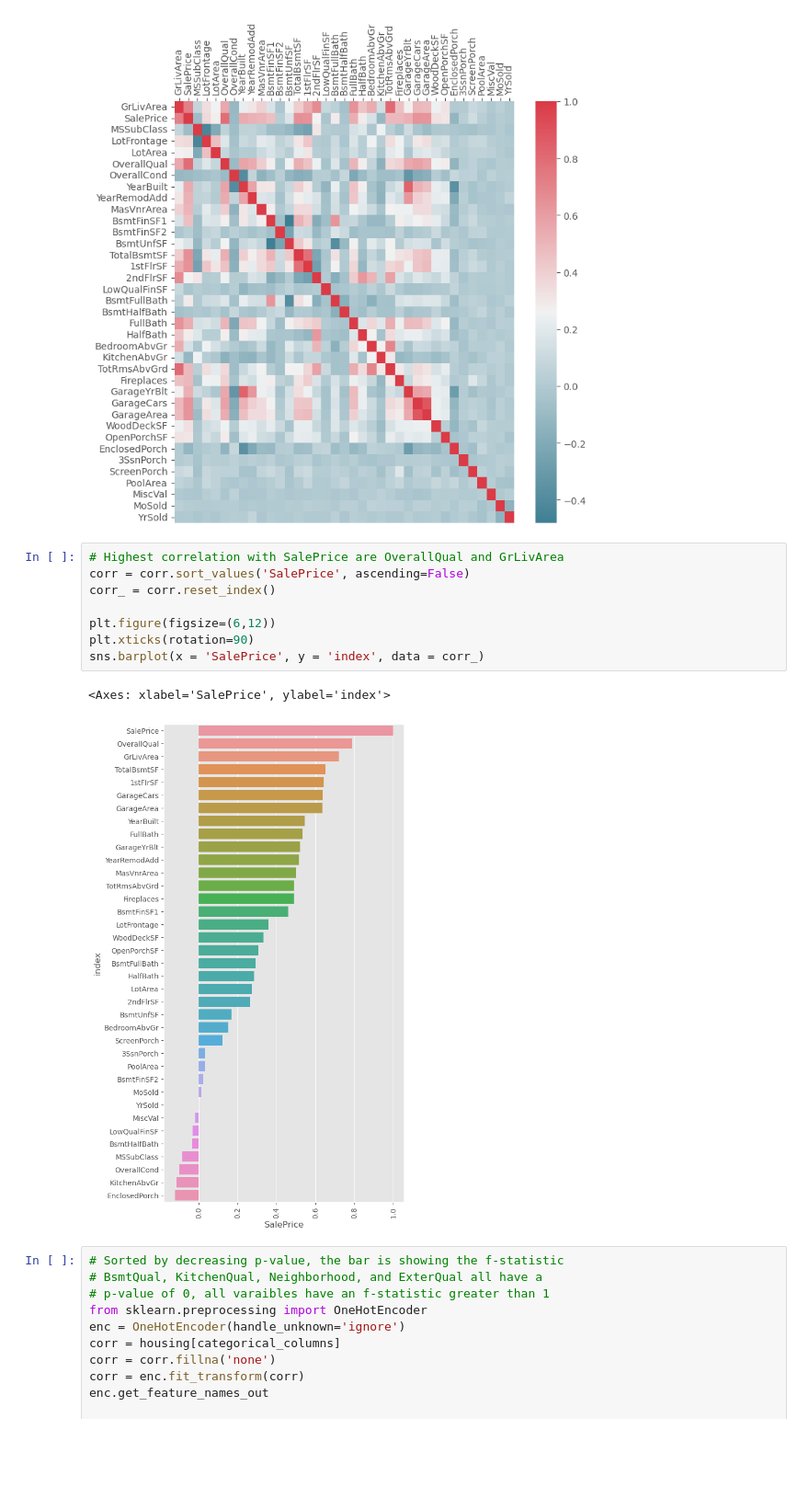
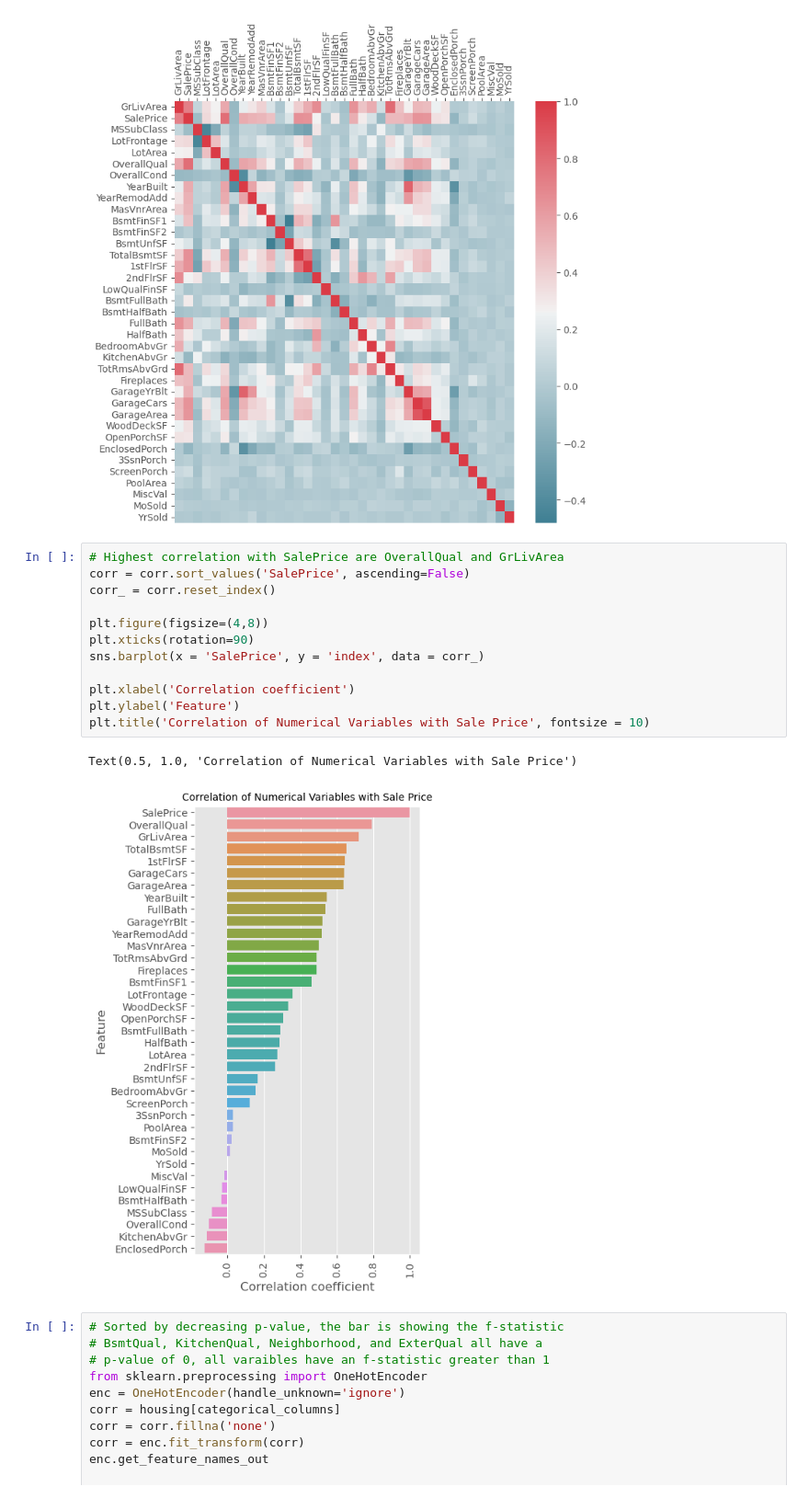
Before and after one commit to Na-ta-lie/Ames-Price-Prediction, a Jupyter notebook: EDA_preprocessing.ipynb, the cells around one changed output. Shown at 92% size. Cells and saved outputs as stored; diff of their text form; blank space fills up the shorter version.

```diff
--- a/EDA_preprocessing.ipynb
+++ b/EDA_preprocessing.ipynb
@@ -164,14 +164,18 @@ plt.show()
 # %%
 # Highest correlation with SalePrice are OverallQual and GrLivArea
 corr = corr.sort_values('SalePrice', ascending=False)
 corr_ = corr.reset_index()
 
-plt.figure(figsize=(6,12))
+plt.figure(figsize=(4,8))
 plt.xticks(rotation=90)
 sns.barplot(x = 'SalePrice', y = 'index', data = corr_)
+
+plt.xlabel('Correlation coefficient')
+plt.ylabel('Feature')
+plt.title('Correlation of Numerical Variables with Sale Price', fontsize = 10)
 # %% [output]
-<Axes: xlabel='SalePrice', ylabel='index'>
+Text(0.5, 1.0, 'Correlation of Numerical Variables with Sale Price')
-[figure, old version]
+[figure, new version]
 # %%
 # Sorted by decreasing p-value, the bar is showing the f-statistic
 # BsmtQual, KitchenQual, Neighborhood, and ExterQual all have a
```
Also changed, not shown: parts of 7 cells of this notebook.
